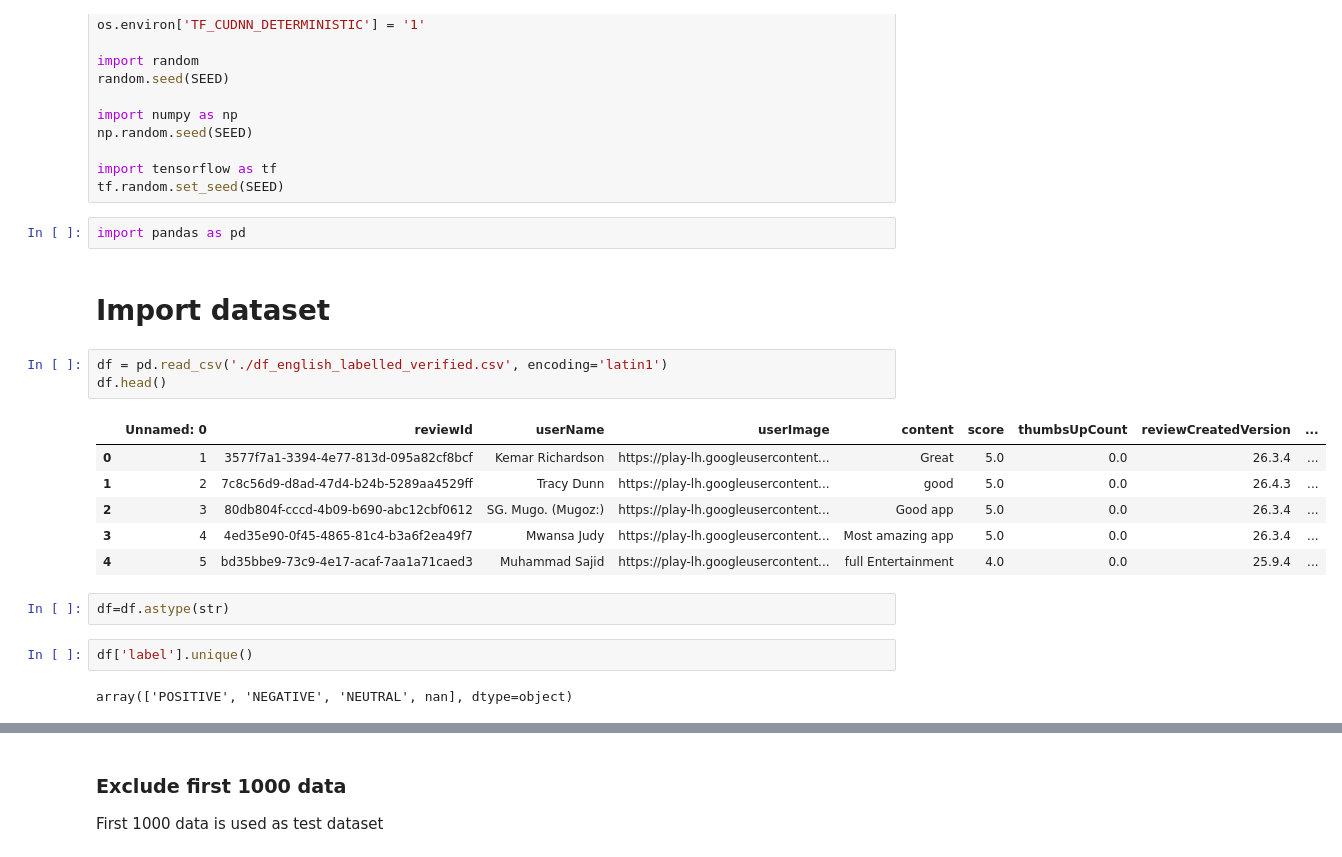
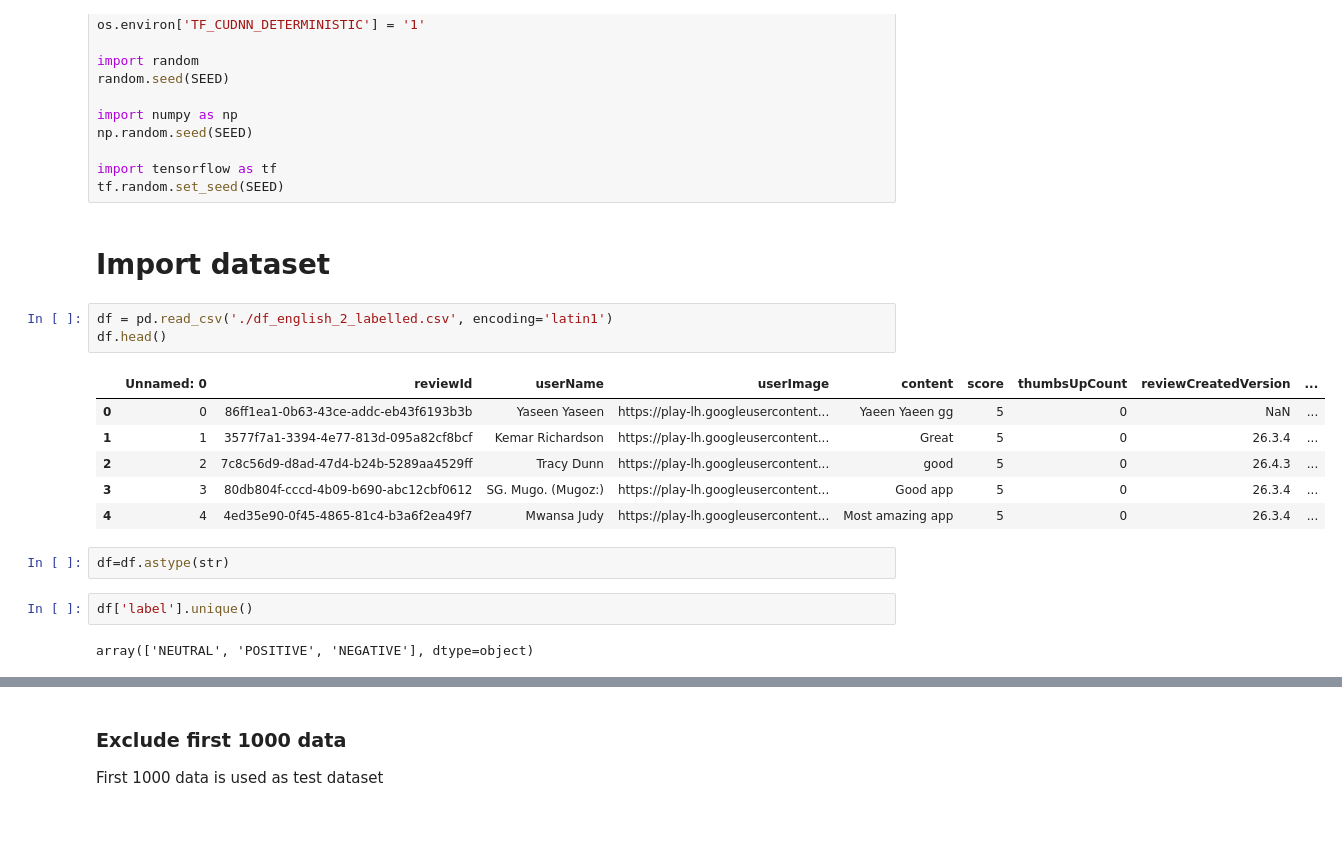
Before and after one commit to mazeltan/CZ4045-Assignment, a Jupyter notebook: Text Sentiment with GRU.ipynb, the cells around one changed output, grey strips where cells are left out. Saved outputs shown, nothing was run; the diff lists cells and outputs as text; blank space fills up the shorter version.

```diff
--- a/Text Sentiment with GRU.ipynb
+++ b/Text Sentiment with GRU.ipynb
@@ -53,23 +53,21 @@ np.random.seed(SEED)
 
 import tensorflow as tf
 tf.random.set_seed(SEED)
-# %%
-import pandas as pd
 # %% [markdown]
 # Import dataset
 # %%
-df = pd.read_csv('./df_english_labelled_verified.csv', encoding='latin1')
+df = pd.read_csv('./df_english_2_labelled.csv', encoding='latin1')
 df.head()
 # %% [output]
 |  | Unnamed: 0 | reviewId | userName | userImage | content | score | thumbsUpCount | reviewCreatedVersion | ... |
-| 0 | 1 | 3577f7a1-3394-4e77-813d-095a82cf8bcf | Kemar Richardson | https://play-lh.googleusercontent... | Great | 5.0 | 0.0 | 26.3.4 | ... |
-| 1 | 2 | 7c8c56d9-d8ad-47d4-b24b-5289aa4529ff | Tracy Dunn | https://play-lh.googleusercontent... | good | 5.0 | 0.0 | 26.4.3 | ... |
-| 2 | 3 | 80db804f-cccd-4b09-b690-abc12cbf0612 | SG. Mugo. (Mugoz:) | https://play-lh.googleusercontent... | Good app | 5.0 | 0.0 | 26.3.4 | ... |
-| 3 | 4 | 4ed35e90-0f45-4865-81c4-b3a6f2ea49f7 | Mwansa Judy | https://play-lh.googleusercontent... | Most amazing app | 5.0 | 0.0 | 26.3.4 | ... |
-| 4 | 5 | bd35bbe9-73c9-4e17-acaf-7aa1a71caed3 | Muhammad Sajid | https://play-lh.googleusercontent... | full Entertainment | 4.0 | 0.0 | 25.9.4 | ... |
+| 0 | 0 | 86ff1ea1-0b63-43ce-addc-eb43f6193b3b | Yaseen Yaseen | https://play-lh.googleusercontent... | Yaeen Yaeen gg | 5 | 0 | NaN | ... |
+| 1 | 1 | 3577f7a1-3394-4e77-813d-095a82cf8bcf | Kemar Richardson | https://play-lh.googleusercontent... | Great | 5 | 0 | 26.3.4 | ... |
+| 2 | 2 | 7c8c56d9-d8ad-47d4-b24b-5289aa4529ff | Tracy Dunn | https://play-lh.googleusercontent... | good | 5 | 0 | 26.4.3 | ... |
+| 3 | 3 | 80db804f-cccd-4b09-b690-abc12cbf0612 | SG. Mugo. (Mugoz:) | https://play-lh.googleusercontent... | Good app | 5 | 0 | 26.3.4 | ... |
+| 4 | 4 | 4ed35e90-0f45-4865-81c4-b3a6f2ea49f7 | Mwansa Judy | https://play-lh.googleusercontent... | Most amazing app | 5 | 0 | 26.3.4 | ... |
 # %%
 df=df.astype(str)
 # %%
 df['label'].unique()
 # %% [output]
-array(['POSITIVE', 'NEGATIVE', 'NEUTRAL', nan], dtype=object)
+array(['NEUTRAL', 'POSITIVE', 'NEGATIVE'], dtype=object)
```
Also changed, not shown: parts of 19 cells of this notebook, 1 other file.
